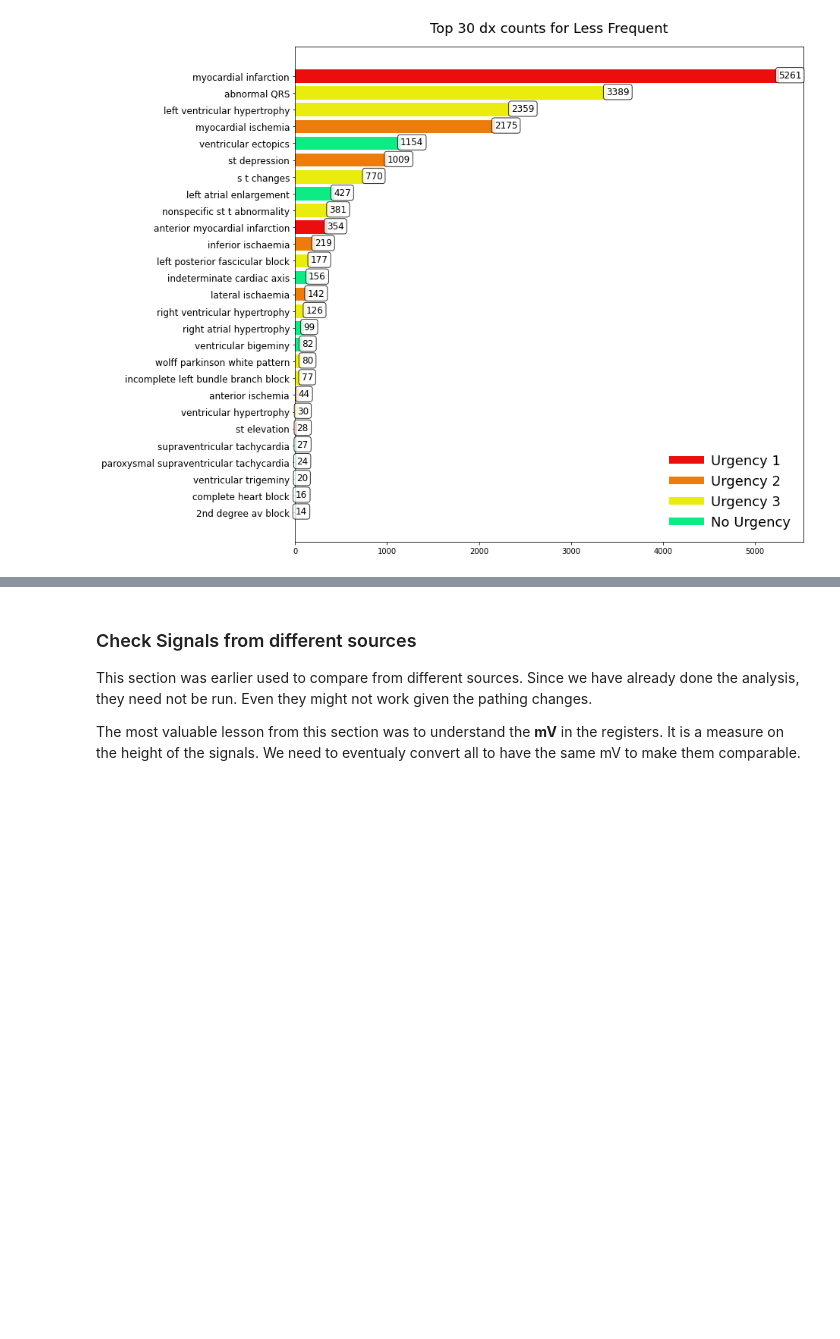
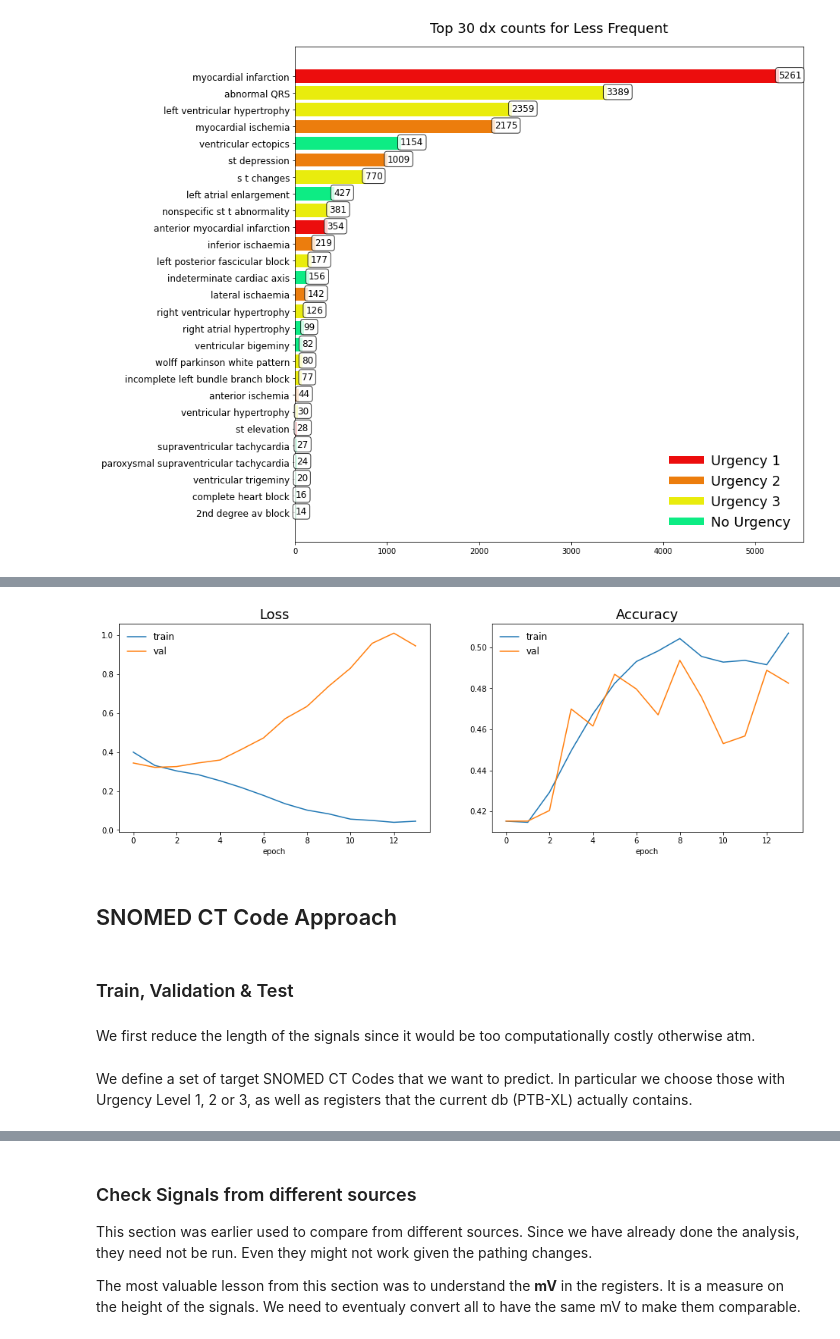
Before and after one commit to mig-calval/ecg-inc, a Jupyter notebook: ecg-classification.ipynb, the cells around one changed output, grey strips where cells are left out. Drawn from its saved outputs; the diff is of its cells as text; code cells hidden in the pictures; blank space fills up the shorter version.

```diff
--- a/ecg-classification.ipynb
+++ b/ecg-classification.ipynb
@@ -427,0 +458,3 @@ pa.top_n_dx_plot(n=30,Y_df=Y_df[kind.index], requirements=requirements,
+# %%
+val_size = 0.2
+test_size = 0.2
@@ -427,0 +572,28 @@ pa.top_n_dx_plot(n=30,Y_df=Y_df[kind.index], requirements=requirements,
+# %%
+batch_size = 64
+img_h = X_cut.shape[1]
+img_w = X_cut.shape[2]
+
+optimizer = 'adam'
+# %%
+CNN = Sequential([
+    InputLayer(input_shape=(img_h, img_w)),
+
+    Conv1D(128, 14, activation='relu', strides=3, padding="same"),
+    MaxPool1D(),
+
+    Conv1D(256, 14, activation='relu', strides=3, padding="same"),
+    MaxPool1D(),
+
+    Conv1D(d_model, 10, activation='relu', strides=2, padding="same"),
+    MaxPool1D(),
+
+    #Conv1D(64, 3, activation='relu'),
+    #MaxPool2D(),
+
+    Flatten(),
+    Dense(d_model, activation='relu'),
+    Dense(4, activation='sigmoid')
+])
+
+CNN.summary()
@@ -427,0 +618,12 @@ pa.top_n_dx_plot(n=30,Y_df=Y_df[kind.index], requirements=requirements,
+# %%
+# Compile: Define training parameters
+CNN.compile(optimizer=optimizer, loss='binary_crossentropy', metrics=['accuracy'])
+
+# Train model
+epochs = 50
+batches = n_total_train//batch_size
+
+### Following line overflows memory
+fitted_model = CNN.fit(train_set_x, train_set_y, steps_per_epoch=batches,
+                       epochs=epochs, validation_data=(val_set_x, val_set_y),
+                       callbacks=[EarlyStopping(monitor='val_accuracy', patience=5)])
@@ -427,0 +648,10 @@ pa.top_n_dx_plot(n=30,Y_df=Y_df[kind.index], requirements=requirements,
+# %%
+pa.plot_model_history(fitted_model)
+# %% [output]
+[figure, added]
+# %% [markdown]
+## SNOMED CT Code Approach
+# %% [markdown]
+### Train, Validation & Test
+# %% [markdown]
+We first reduce the length of the signals since it would be too computationally costly otherwise atm.
@@ -427,0 +664,2 @@ pa.top_n_dx_plot(n=30,Y_df=Y_df[kind.index], requirements=requirements,
+# %% [markdown]
+We define a set of target SNOMED CT Codes that we want to predict. In particular we choose those with Urgency Level 1, 2 or 3, as well as registers that the current db (PTB-XL) actually contains.
```
Also changed, not shown: parts of 83 cells of this notebook, 52 other files.
